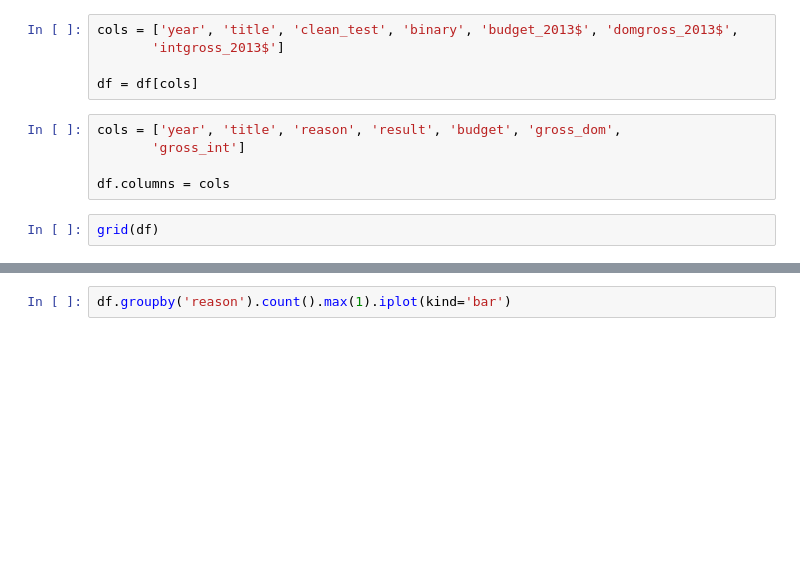
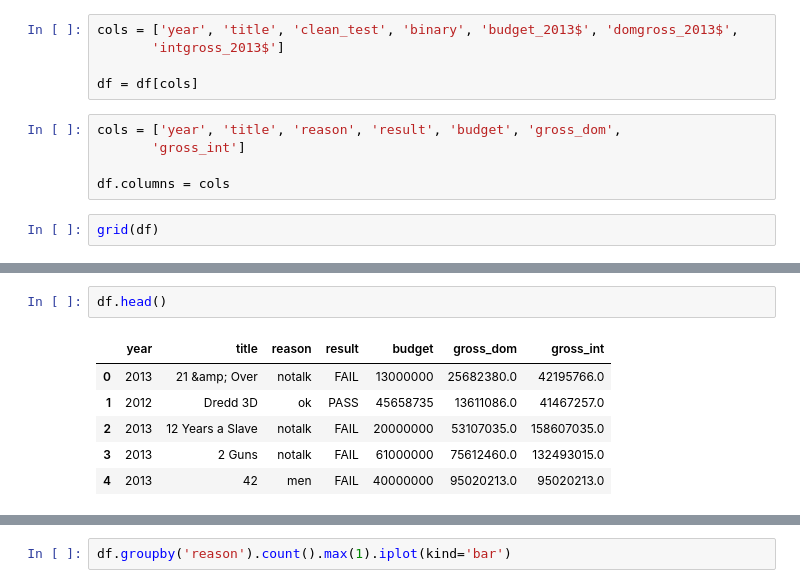
Before and after one commit to hoadri/DS_HK_11, a Jupyter notebook: lessons/lesson-04/Women in Cinema.ipynb, the cells around one changed output, grey strips where cells are left out. Cells and saved outputs as stored; diff of their text form; blank space fills up the shorter version.

```diff
--- a/lessons/lesson-04/Women in Cinema.ipynb
+++ b/lessons/lesson-04/Women in Cinema.ipynb
@@ -84,0 +114,9 @@ Name: result, dtype: int64
+# %%
+df.head()
+# %% [output]
+|  | year | title | reason | result | budget | gross_dom | gross_int |
+| 0 | 2013 | 21 &amp; Over | notalk | FAIL | 13000000 | 25682380.0 | 42195766.0 |
+| 1 | 2012 | Dredd 3D | ok | PASS | 45658735 | 13611086.0 | 41467257.0 |
+| 2 | 2013 | 12 Years a Slave | notalk | FAIL | 20000000 | 53107035.0 | 158607035.0 |
+| 3 | 2013 | 2 Guns | notalk | FAIL | 61000000 | 75612460.0 | 132493015.0 |
+| 4 | 2013 | 42 | men | FAIL | 40000000 | 95020213.0 | 95020213.0 |
```
Also changed, not shown: parts of 14 cells of this notebook.
